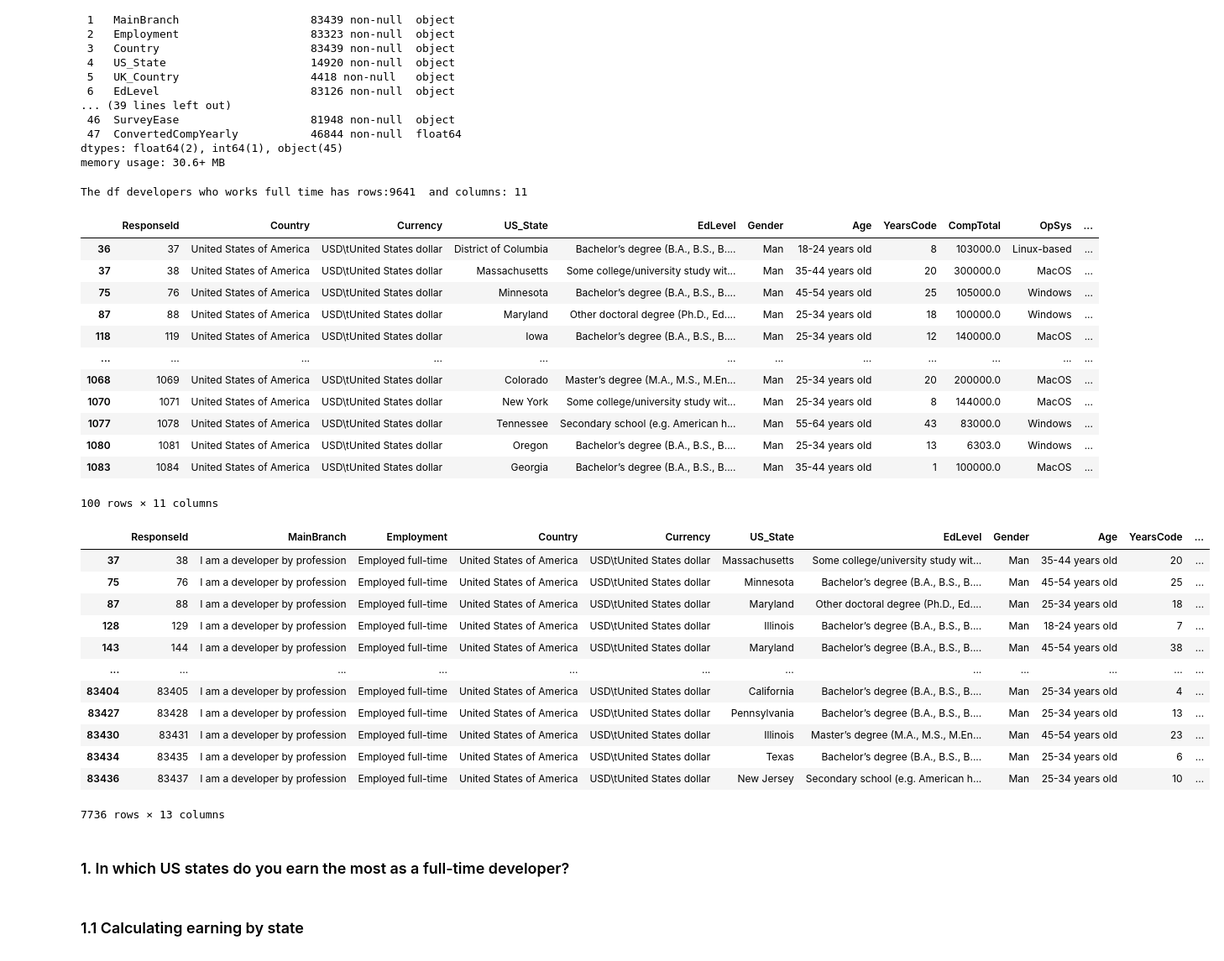
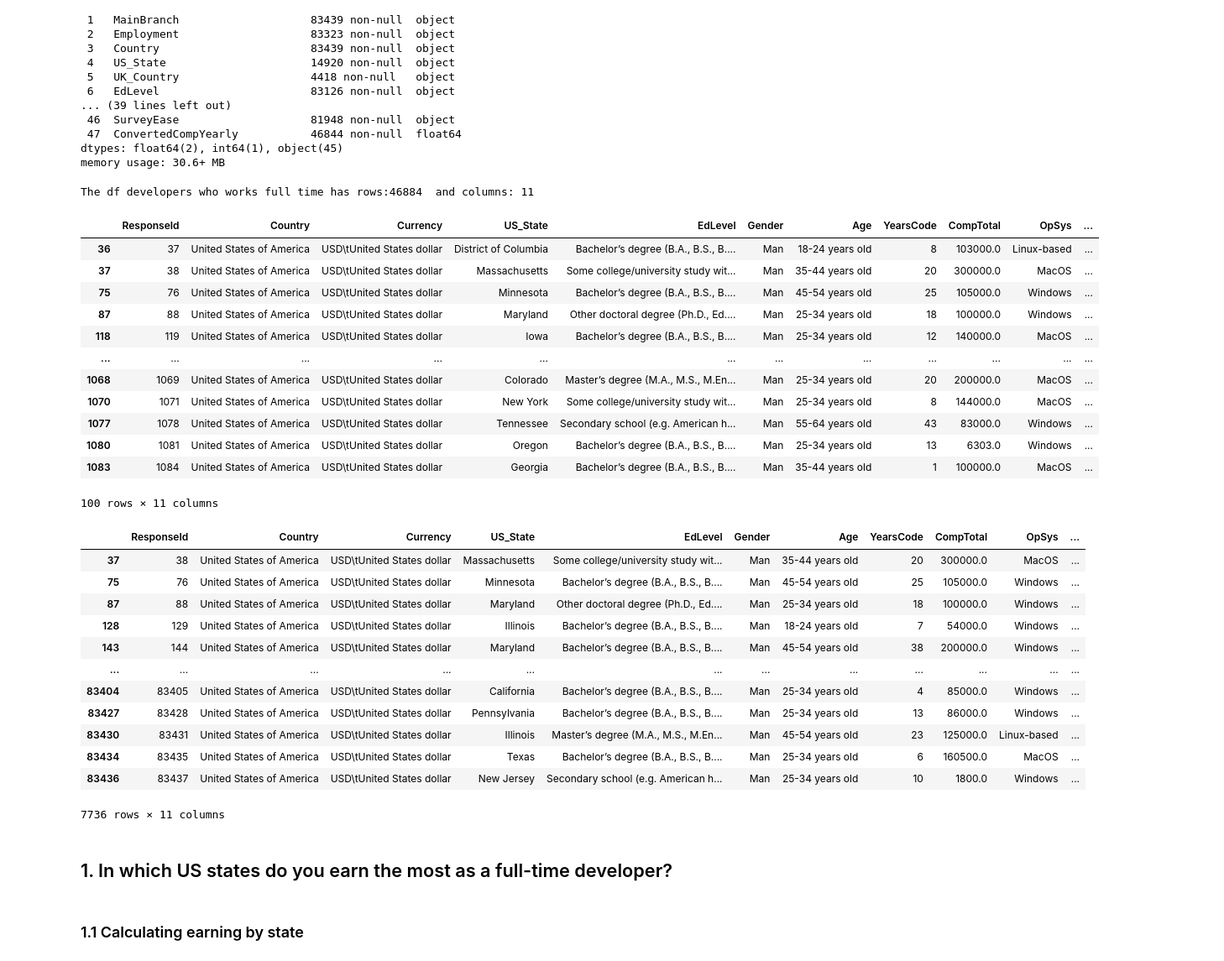
Before and after one commit to olgaferro/stack-overflow-developer-survey-2021, a Jupyter notebook: Data Science course- write blog.ipynb, the cells around one changed output. Shown: that part at 84% size. Cells and saved outputs as stored; diff of their text form; code cells hidden in the pictures.

Commit message:
Changes about the last questions

```diff
--- a/Data Science course- write blog.ipynb
+++ b/Data Science course- write blog.ipynb
@@ -101,7 +105,7 @@ selected_columns = ['ResponseId','MainBranch','Employment','Country','Currency',
 
 df_selected_cols = df[selected_columns].copy()
 # %%
-# 2.3 We are going to focus in Respondents who are - Developers- and - Work full-time-
+# 2.3 We are going to focus in Respondents who are - Developers- and - Work full-time- and are paid in dollars
 
 # Select Developers
 df_dev = df_selected_cols[df_selected_cols.MainBranch=='I am a developer by profession']
@@ -109,31 +113,32 @@ df_dev = df_selected_cols[df_selected_cols.MainBranch=='I am a developer by prof
 # Select Employed full time
 df_dev_full_time = df_dev[df_selected_cols.Employment=='Employed full-time']
 
-# Select US
+
+
+# Select US to answer the firs question
 df_dev_full_time_us = df_dev_full_time[df_selected_cols.Country=='United States of America']
 
 # Currency dolar
 df_dev_full_time_us=df_dev_full_time_us[df_dev_full_time_us['Currency'].str.contains("USD")]
 
 
-# Fill with the mode  for dataframe US
-df_dev_full_time_us['CompTotal'] = df_dev_full_time_us['CompTotal'].fillna(df_dev_full_time_us['CompTotal'].mode()[0])
+# Fill with the mode  for dataframe US. To answer the first questions
+#df_dev_full_time_us['CompTotal'] = df_dev_full_time_us['CompTotal'].fillna(df_dev_full_time_us['CompTotal'].mode()[0])
 
-# Fill with the mode  for dataframe all countries
+
+# Fill with the mode  for dataframe all countries. To answer the other questions
 df_dev_full_time['CompTotal'] = df_dev_full_time['CompTotal'].fillna(df_dev_full_time_us['CompTotal'].mode()[0])
 
-#df_dev_full_time_drops_miss_rows = df_dev_full_time_us.dropna(subset=['CompTotal'])
+# We are going to drop columns MainBranch and Employment because now don´t give us any information, the respondends are all Developers and full time in Us
+df_dev_full_time_drops_miss_rows_us=df_dev_full_time_us.drop(['MainBranch','Employment'], axis=1)
 
-
-# We are going to drop columns MainBranch and Employment because now don´t give us any information, because the respondends are all Developers and full time
-df_dev_full_time_drops_miss_rows=df_dev_full_time_us.drop(['MainBranch','Employment'], axis=1)
-
-
+# We are going to drop columns MainBranch and Employment because now don´t give us any information, the respondends are all Developers and full time
+df_dev_full_time_drops_miss_rows=df_dev_full_time.drop(['MainBranch','Employment'], axis=1)
 
 print('The df developers who works full time has rows:%d  and columns: %d'  % (df_dev_full_time_drops_miss_rows.shape[0], df_dev_full_time_drops_miss_rows.shape[1]))
-df_dev_full_time_drops_miss_rows.head(100)
+df_dev_full_time_drops_miss_rows_us.head(100)
 # %% [output]
-The df developers who works full time has rows:9641  and columns: 11
+The df developers who works full time has rows:46884  and columns: 11
 |  | ResponseId | Country | Currency | US_State | EdLevel | Gender | Age | YearsCode | CompTotal | OpSys | ... |
 | 36 | 37 | United States of America | USD\tUnited States dollar | District of Columbia | Bachelor’s degree (B.A., B.S., B.... | Man | 18-24 years old | 8 | 103000.0 | Linux-based | ... |
 | 37 | 38 | United States of America | USD\tUnited States dollar | Massachusetts | Some college/university study wit... | Man | 35-44 years old | 20 | 300000.0 | MacOS | ... |
@@ -148,29 +153,29 @@ The df developers who works full time has rows:9641  and columns: 11
 | 1083 | 1084 | United States of America | USD\tUnited States dollar | Georgia | Bachelor’s degree (B.A., B.S., B.... | Man | 35-44 years old | 1 | 100000.0 | MacOS | ... |
 100 rows × 11 columns
 # %%
-#select the States what there are more respondends
-top_states=list(df_dev_full_time_us['US_State'].value_counts().head(20).index)
+#select the States where there are more respondends
+top_states=list(df_dev_full_time_drops_miss_rows_us['US_State'].value_counts().head(20).index)
 top_states
 
-df_top_states = df_dev_full_time_us[df_dev_full_time_us['US_State'].isin(top_states)]
+df_top_states = df_dev_full_time_drops_miss_rows_us[df_dev_full_time_drops_miss_rows_us['US_State'].isin(top_states)]
 
 df_top_states
 # %% [output]
-|  | ResponseId | MainBranch | Employment | Country | Currency | US_State | EdLevel | Gender | Age | YearsCode | ... |
-| 37 | 38 | I am a developer by profession | Employed full-time | United States of America | USD\tUnited States dollar | Massachusetts | Some college/university study wit... | Man | 35-44 years old | 20 | ... |
-| 75 | 76 | I am a developer by profession | Employed full-time | United States of America | USD\tUnited States dollar | Minnesota | Bachelor’s degree (B.A., B.S., B.... | Man | 45-54 years old | 25 | ... |
-| 87 | 88 | I am a developer by profession | Employed full-time | United States of America | USD\tUnited States dollar | Maryland | Other doctoral degree (Ph.D., Ed.... | Man | 25-34 years old | 18 | ... |
-| 128 | 129 | I am a developer by profession | Employed full-time | United States of America | USD\tUnited States dollar | Illinois | Bachelor’s degree (B.A., B.S., B.... | Man | 18-24 years old | 7 | ... |
-| 143 | 144 | I am a developer by profession | Employed full-time | United States of America | USD\tUnited States dollar | Maryland | Bachelor’s degree (B.A., B.S., B.... | Man | 45-54 years old | 38 | ... |
+|  | ResponseId | Country | Currency | US_State | EdLevel | Gender | Age | YearsCode | CompTotal | OpSys | ... |
+| 37 | 38 | United States of America | USD\tUnited States dollar | Massachusetts | Some college/university study wit... | Man | 35-44 years old | 20 | 300000.0 | MacOS | ... |
+| 75 | 76 | United States of America | USD\tUnited States dollar | Minnesota | Bachelor’s degree (B.A., B.S., B.... | Man | 45-54 years old | 25 | 105000.0 | Windows | ... |
+| 87 | 88 | United States of America | USD\tUnited States dollar | Maryland | Other doctoral degree (Ph.D., Ed.... | Man | 25-34 years old | 18 | 100000.0 | Windows | ... |
+| 128 | 129 | United States of America | USD\tUnited States dollar | Illinois | Bachelor’s degree (B.A., B.S., B.... | Man | 18-24 years old | 7 | 54000.0 | Windows | ... |
+| 143 | 144 | United States of America | USD\tUnited States dollar | Maryland | Bachelor’s degree (B.A., B.S., B.... | Man | 45-54 years old | 38 | 200000.0 | Windows | ... |
 | ... | ... | ... | ... | ... | ... | ... | ... | ... | ... | ... | ... |
-| 83404 | 83405 | I am a developer by profession | Employed full-time | United States of America | USD\tUnited States dollar | California | Bachelor’s degree (B.A., B.S., B.... | Man | 25-34 years old | 4 | ... |
-| 83427 | 83428 | I am a developer by profession | Employed full-time | United States of America | USD\tUnited States dollar | Pennsylvania | Bachelor’s degree (B.A., B.S., B.... | Man | 25-34 years old | 13 | ... |
-| 83430 | 83431 | I am a developer by profession | Employed full-time | United States of America | USD\tUnited States dollar | Illinois | Master’s degree (M.A., M.S., M.En... | Man | 45-54 years old | 23 | ... |
-| 83434 | 83435 | I am a developer by profession | Employed full-time | United States of America | USD\tUnited States dollar | Texas | Bachelor’s degree (B.A., B.S., B.... | Man | 25-34 years old | 6 | ... |
-| 83436 | 83437 | I am a developer by profession | Employed full-time | United States of America | USD\tUnited States dollar | New Jersey | Secondary school (e.g. American h... | Man | 25-34 years old | 10 | ... |
+| 83404 | 83405 | United States of America | USD\tUnited States dollar | California | Bachelor’s degree (B.A., B.S., B.... | Man | 25-34 years old | 4 | 85000.0 | Windows | ... |
+| 83427 | 83428 | United States of America | USD\tUnited States dollar | Pennsylvania | Bachelor’s degree (B.A., B.S., B.... | Man | 25-34 years old | 13 | 86000.0 | Windows | ... |
+| 83430 | 83431 | United States of America | USD\tUnited States dollar | Illinois | Master’s degree (M.A., M.S., M.En... | Man | 45-54 years old | 23 | 125000.0 | Linux-based | ... |
+| 83434 | 83435 | United States of America | USD\tUnited States dollar | Texas | Bachelor’s degree (B.A., B.S., B.... | Man | 25-34 years old | 6 | 160500.0 | MacOS | ... |
+| 83436 | 83437 | United States of America | USD\tUnited States dollar | New Jersey | Secondary school (e.g. American h... | Man | 25-34 years old | 10 | 1800.0 | Windows | ... |
-7736 rows × 13 columns
+7736 rows × 11 columns
 # %% [markdown]
-### 1. In which US states do you earn the most as a full-time developer?
+## 1. In which US states do you earn the most as a full-time developer?
 # %% [markdown]
 ### 1.1 Calculating earning by state
 # %%
```
Also changed, not shown: parts of 30 cells of this notebook, 2 other files.
